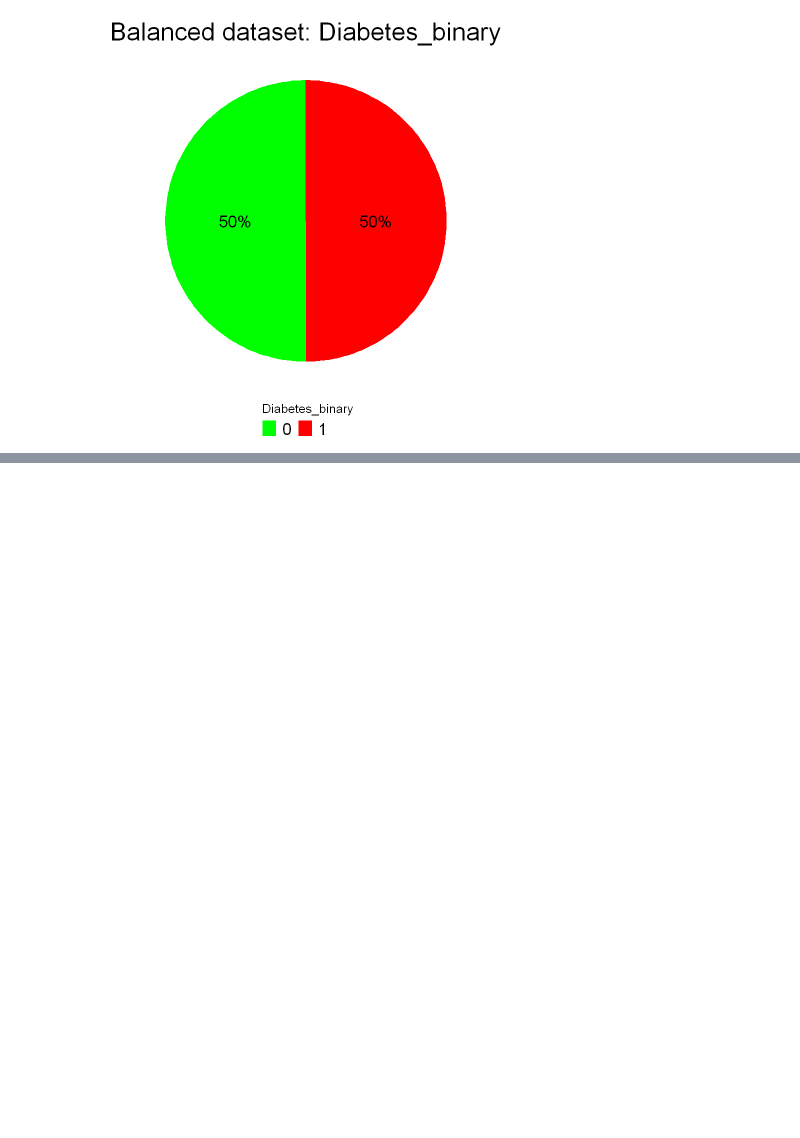
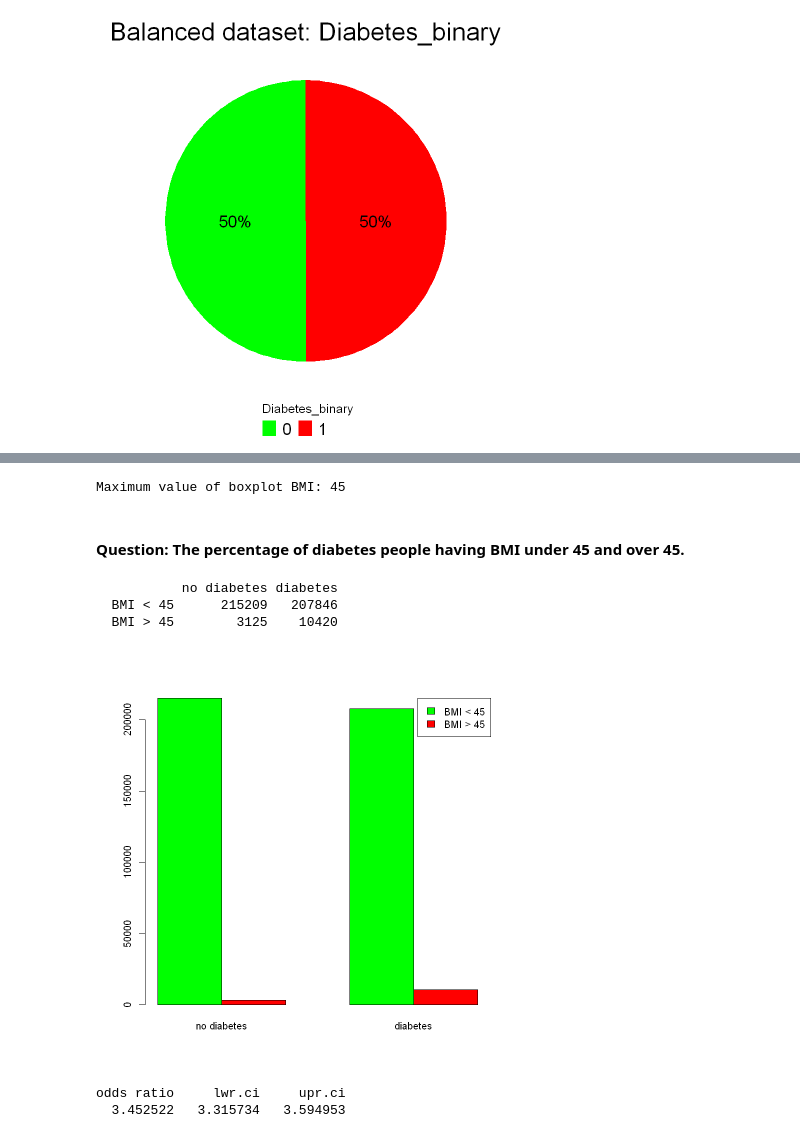
Before and after one commit to DucTrung1802/DS, a Jupyter notebook: GLM_Report/diabetes_analysis_upgrade.ipynb, the cells around one changed output, grey strips where cells are left out. Saved outputs shown, nothing was run; the diff lists cells and outputs as text; code cells hidden in the pictures; blank space fills up the shorter version.

Commit message:
CHECKPOINT: GLM Report lv 2 - 3
- 3.3. Categorical - binary variables analysis

```diff
--- a/GLM_Report/diabetes_analysis_upgrade.ipynb
+++ b/GLM_Report/diabetes_analysis_upgrade.ipynb
@@ -300,0 +414,29 @@ plot_binary_distribution(balanced_df, "Diabetes_binary", "Balanced dataset: Diab
+# %%
+BMI_q1 = quantile(balanced_df$BMI, probs = 0.25, names = F)
+BMI_q3 = quantile(balanced_df$BMI, probs = 0.75, names = F)
+BMI_upper_quartile = BMI_q3 + 1.5 * (BMI_q3 - BMI_q1)
+cat("Maximum value of boxplot BMI:", BMI_upper_quartile)
+# %% [output]
+Maximum value of boxplot BMI: 45
+# %% [markdown]
+#### Question: The percentage of diabetes people having BMI under 45 and over 45.
+# %%
+BMI_THRESH_HOLD = 45
+# %%
+BMI_table = table(ifelse(balanced_df$BMI > BMI_THRESH_HOLD, sprintf("BMI > %d", BMI_THRESH_HOLD), sprintf("BMI < %d", BMI_THRESH_HOLD)),
+      ifelse(balanced_df$Diabetes_binary == 1, "diabetes", "no diabetes"))
+BMI_table = BMI_table[, c(2, 1)]
+BMI_table
+# %% [output]
+           no diabetes diabetes
+  BMI < 45      215209   207846
+  BMI > 45        3125    10420
+# %%
+plot_stack_bar_2x2(BMI_table)
+# %% [output]
+[figure, added]
+# %%
+DescTools::OddsRatio(BMI_table, conf.level = 0.95)
+# %% [output]
+odds ratio     lwr.ci     upr.ci
+  3.452522   3.315734   3.594953
```
Also changed, not shown: parts of 43 cells of this notebook.
